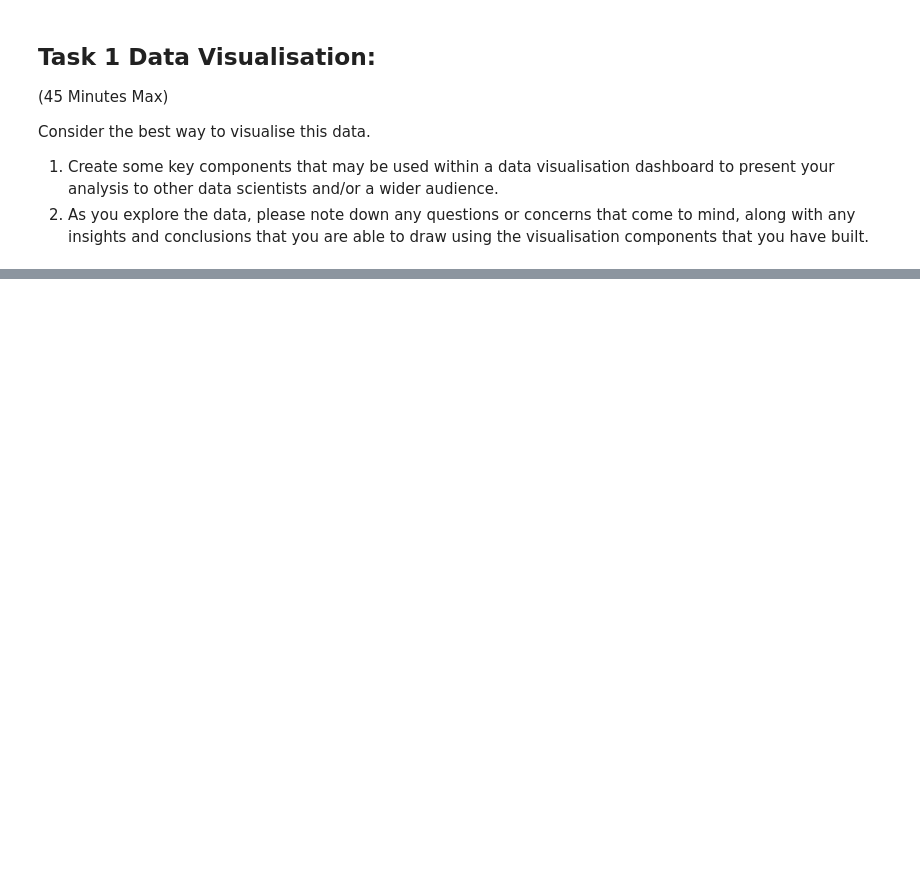
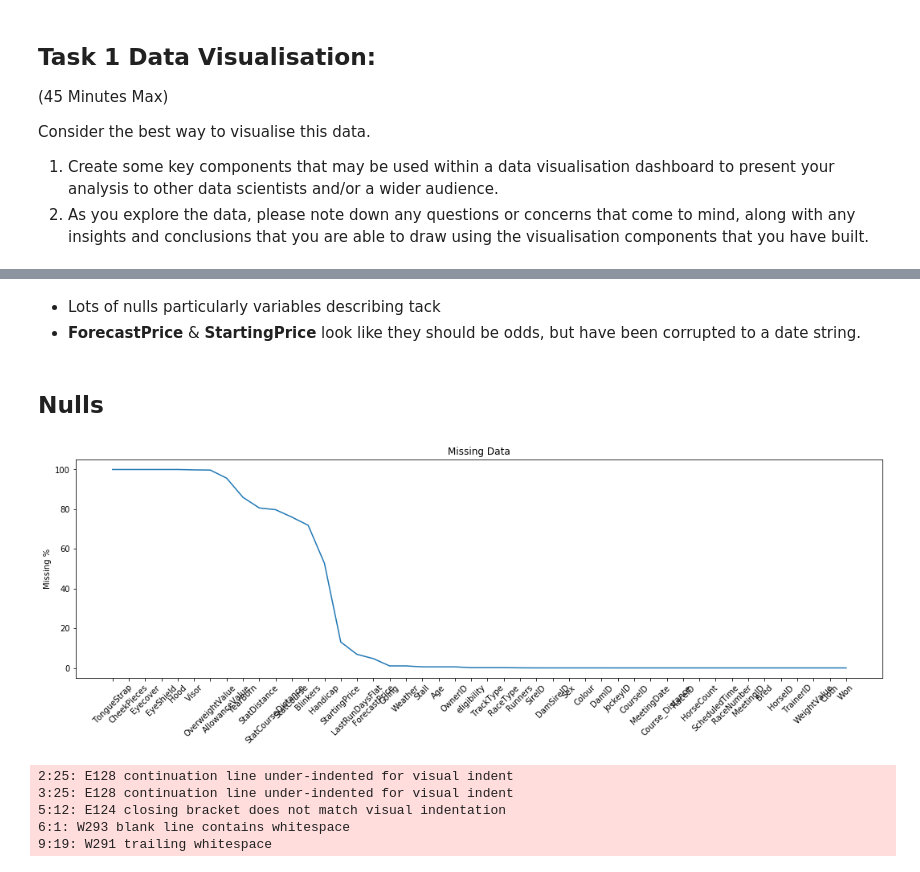
Before and after one commit to beckyclark17/bc-starling-task, a Jupyter notebook: notebooks/horses-eda.ipynb, the cells around one changed output, grey strips where cells are left out. Cells and saved outputs as stored; diff of their text form; code cells hidden in the pictures; blank space fills up the shorter version.

Commit message:
data prep

```diff
--- a/notebooks/horses-eda.ipynb
+++ b/notebooks/horses-eda.ipynb
@@ -30,0 +44,3 @@ df = pd.read_csv()
+# %%
+data_path = "../data/Horses.csv"
+df = pd.read_csv(data_path)
@@ -30,0 +64,26 @@ df = pd.read_csv()
+# %% [markdown]
+* Lots of nulls particularly variables describing tack
+* **ForecastPrice** & **StartingPrice** look like they should be odds, but have been corrupted to a date string.
+# %% [markdown]
+## Nulls
+# %%
+missings = (pd.DataFrame(index=df.isnull().sum().index,
+                        data=df.isnull().sum().values / len(df) * 100,
+                        columns=['missing_pct'])
+            .sort_values(by='missing_pct', ascending=False)
+           )
+
+
+plt.figure(figsize=(18, 5))
+plt.plot(missings)
+plt.title('Missing Data')
+plt.ylabel('Missing %')
+plt.xticks(rotation=45)
+plt.show()
+# %% [output]
+[figure, added]
+2:25: E128 continuation line under-indented for visual indent
+3:25: E128 continuation line under-indented for visual indent
+5:12: E124 closing bracket does not match visual indentation
+6:1: W293 blank line contains whitespace
+9:19: W291 trailing whitespace
```
Also changed, not shown: parts of 42 cells of this notebook.
